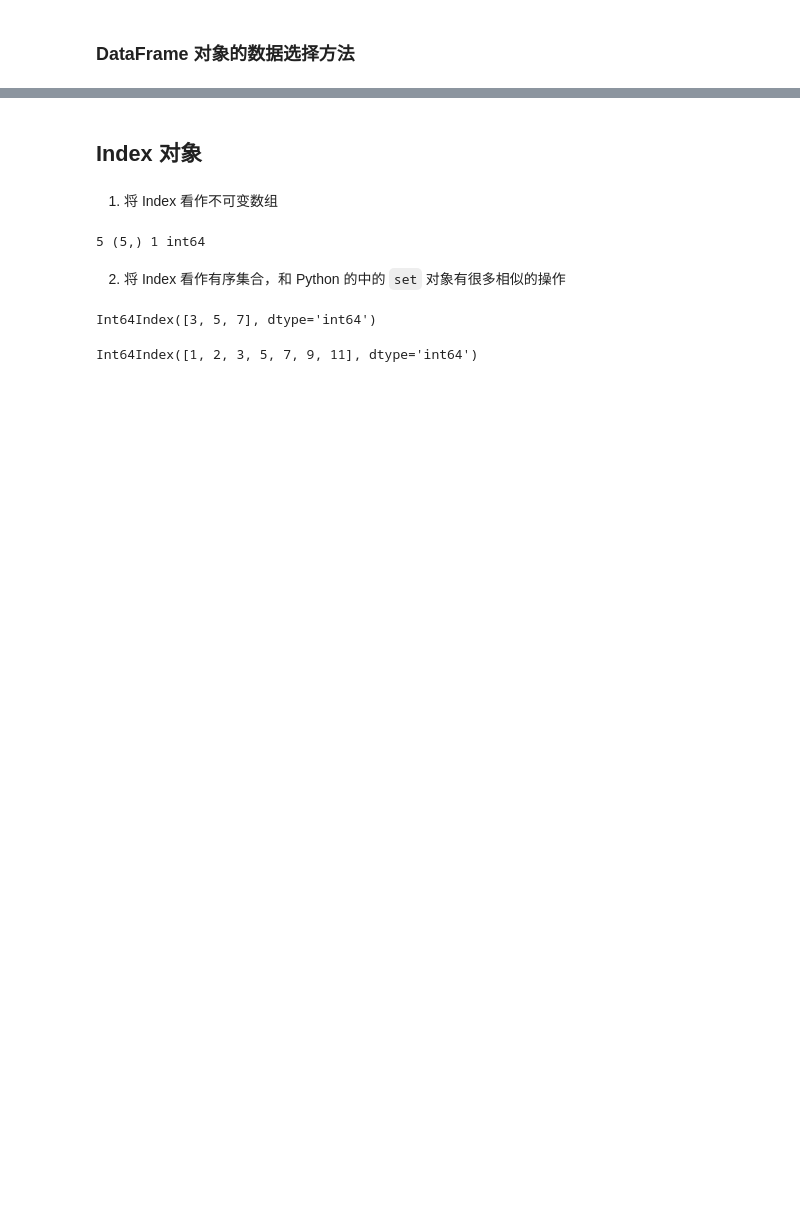
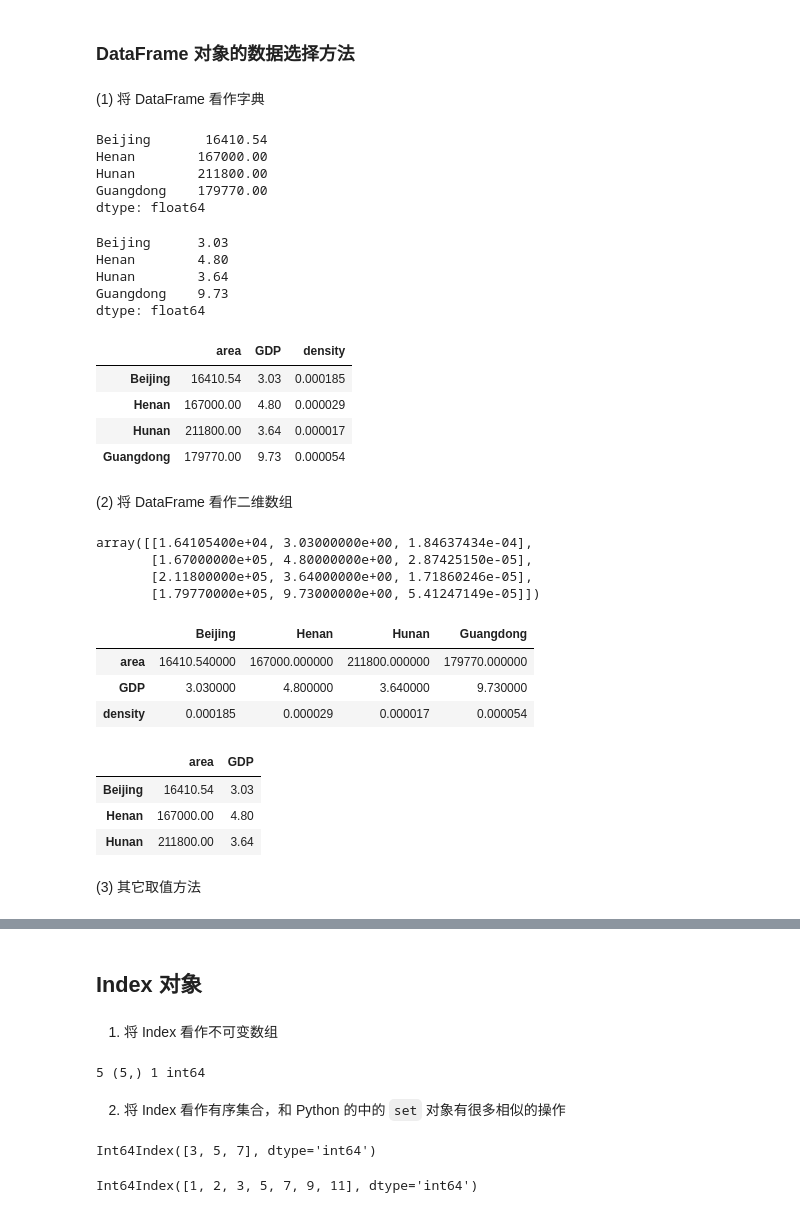
Before and after one commit to weihuayi/class, a Jupyter notebook: pythondata/2.0-Pandas数据处理入门.ipynb, the cells around one changed output, grey strips where cells are left out. Drawn from its saved outputs; the diff is of its cells as text; code cells hidden in the pictures; blank space fills up the shorter version.

```diff
--- a/pythondata/2.0-Pandas数据处理入门.ipynb
+++ b/pythondata/2.0-Pandas数据处理入门.ipynb
@@ -265,2 +310,50 @@ data['GDP']
 # %% [markdown]
 ### DataFrame 对象的数据选择方法
+# %% [markdown]
+(1) 将 DataFrame 看作字典
+# %%
+area = pd.Series( {'Beijing': 16410.54, 'Henan':167000, 'Hunan':211800, 'Guangdong':179770})# 平方千米
+area
+# %% [output]
+Beijing       16410.54
+Henan        167000.00
+Hunan        211800.00
+Guangdong    179770.00
+dtype: float64
+# %%
+gdp = pd.Series({'Beijing': 3.03, 'Henan':4.8, 'Hunan':3.64, 'Guangdong':9.73})# 万亿元
+gdp
+# %% [output]
+Beijing      3.03
+Henan        4.80
+Hunan        3.64
+Guangdong    9.73
+dtype: float64
+# %%
+data = pd.DataFrame({'area':area, 'GDP':gdp})
+data
+# %%
+data['density'] = data['GDP']/data['area']
+data
+# %% [output]
+|  | area | GDP | density |
+| Beijing | 16410.54 | 3.03 | 0.000185 |
+| Henan | 167000.00 | 4.80 | 0.000029 |
+| Hunan | 211800.00 | 3.64 | 0.000017 |
+| Guangdong | 179770.00 | 9.73 | 0.000054 |
+# %% [markdown]
+(2) 将 DataFrame 看作二维数组
+# %%
+data.values
+# %% [output]
+array([[1.64105400e+04, 3.03000000e+00, 1.84637434e-04],
+       [1.67000000e+05, 4.80000000e+00, 2.87425150e-05],
+       [2.11800000e+05, 3.64000000e+00, 1.71860246e-05],
+       [1.79770000e+05, 9.73000000e+00, 5.41247149e-05]])
+# %%
+data.T
+# %% [output]
+|  | Beijing | Henan | Hunan | Guangdong |
+| area | 16410.540000 | 167000.000000 | 211800.000000 | 179770.000000 |
+| GDP | 3.030000 | 4.800000 | 3.640000 | 9.730000 |
+| density | 0.000185 | 0.000029 | 0.000017 | 0.000054 |
@@ -266,0 +364,9 @@ data['GDP']
+# %%
+data.loc[:'Hunan', :'GDP']
+# %% [output]
+|  | area | GDP |
+| Beijing | 16410.54 | 3.03 |
+| Henan | 167000.00 | 4.80 |
+| Hunan | 211800.00 | 3.64 |
+# %% [markdown]
+(3) 其它取值方法
```
Also changed, not shown: parts of 14 cells of this notebook, 4 other files.
